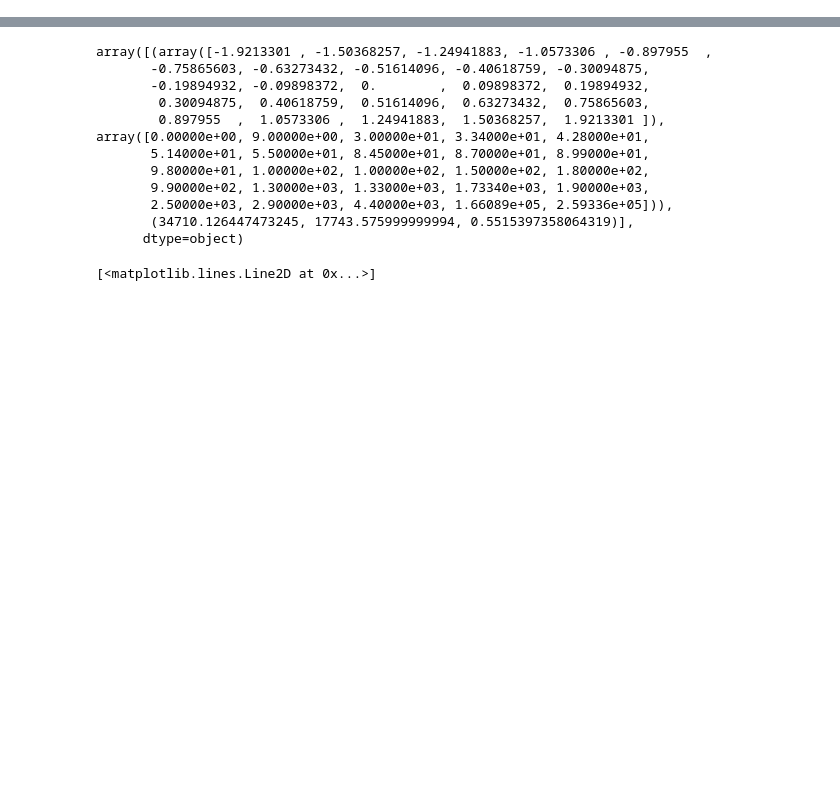
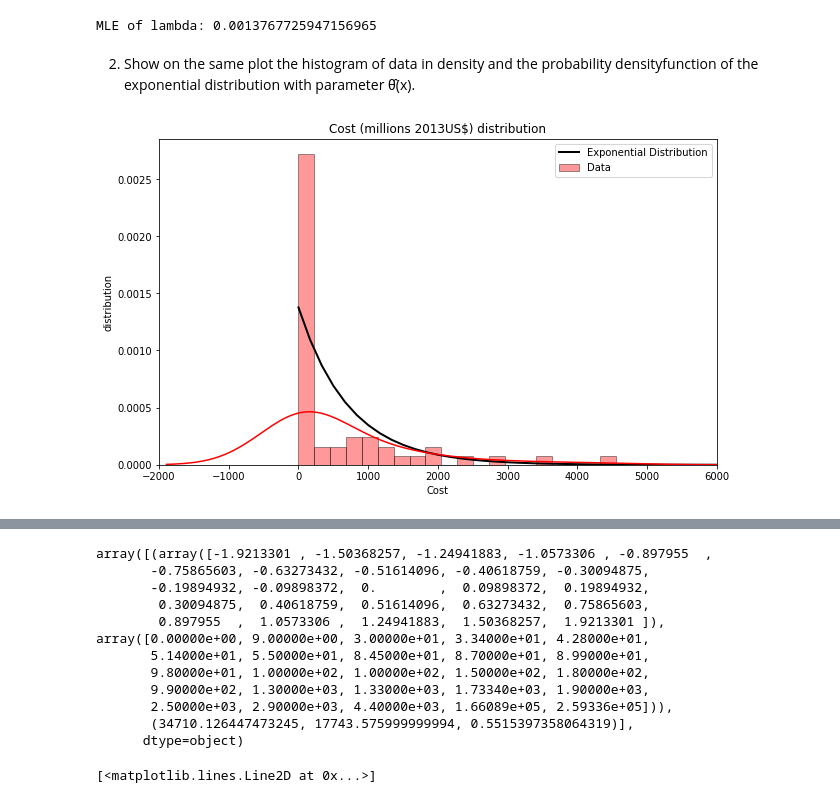
Before and after one commit to luizfysouza/MDI220, a Jupyter notebook: Project.ipynb, the cells around one changed output, grey strips where cells are left out. Cells and saved outputs as stored; diff of their text form; code cells hidden in the pictures; blank space fills up the shorter version.

```diff
--- a/Project.ipynb
+++ b/Project.ipynb
@@ -51,0 +102,34 @@ data[data.Date<'1973-03-28']
+# %%
+lam = 1/y.mean() #Get lambda for exponential distribution
+print ("MLE of lambda: " + str(lam))
+# %% [output]
+MLE of lambda: 0.0013767725947156965
+# %% [markdown]
+2. Show on the same plot the histogram of data in density and the probability densityfunction of the exponential distribution with parameter θ̂(x).
+# %%
+import warnings
+from statsmodels.tools.sm_exceptions import ConvergenceWarning
+warnings.simplefilter('ignore', UserWarning)
+
+range_var = np.linspace(y.min(),y.max())
+plt.figure(figsize=(10,6))
+exp_y = lam* np.exp(-(lam*range_var)) #Get exponential distribution
+plt.plot(range_var,exp_y, color='black', label='Exponential Distribution', linewidth=2)
+
+#plot histogram and density of data
+sns.distplot(y, hist=True, kde=True,
+                bins=int(180/5), color = 'red',
+                hist_kws={'edgecolor':'black'},
+                kde_kws={'linewidth': 1.5}, label='Data')
+
+
+
+plt.title('Cost (millions 2013US$) distribution')
+plt.legend()
+plt.xlabel('Cost')
+plt.ylabel('distribution')
+#limit x axis from 0
+plt.xlim(-2000,6000)
+plt.show()
+# %% [output]
+[figure, added]
```
Also changed, not shown: parts of 18 cells of this notebook.
